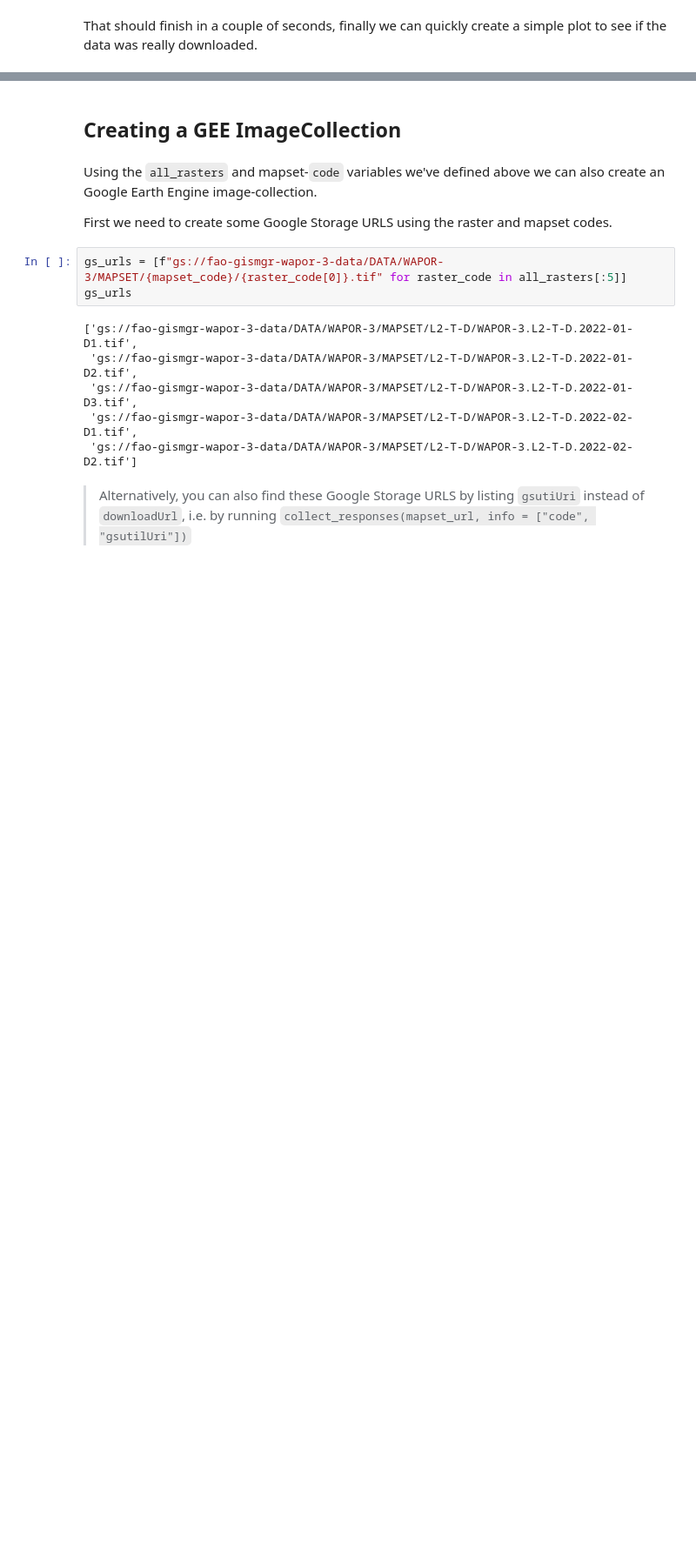
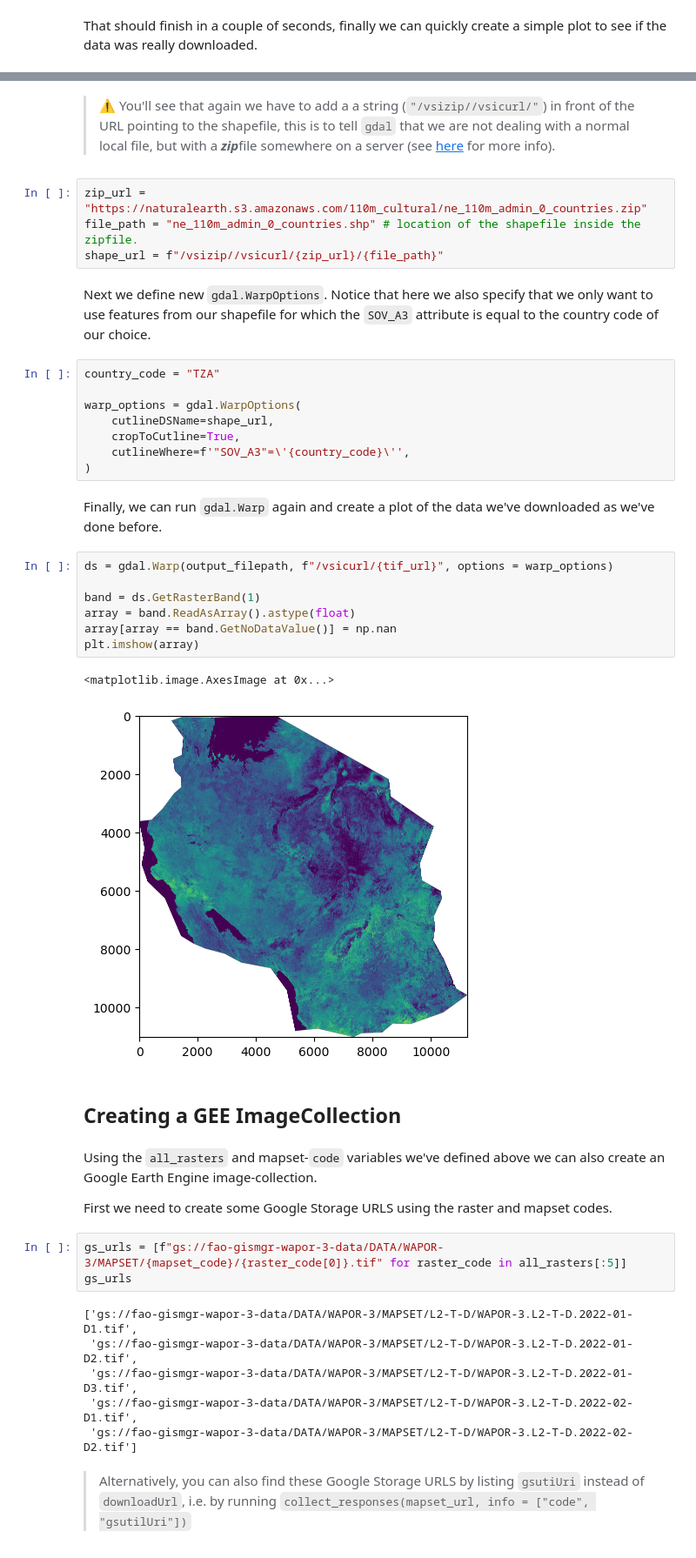
Before and after one commit to un-fao/FAO-Water-Applications, a Jupyter notebook: WaPOR/WaPORv3_API.ipynb, the cells around one changed output, grey strips where cells are left out. Shown at 87% size. Saved outputs shown, nothing was run; the diff lists cells and outputs as text; blank space fills up the shorter version.

Commit message:
added shapefile example

```diff
--- a/WaPOR/WaPORv3_API.ipynb
+++ b/WaPOR/WaPORv3_API.ipynb
@@ -121,3 +128,31 @@ plt.imshow(array)
+# %% [markdown]
+> ⚠️ You'll see that again we have to add a a string (`"/vsizip//vsicurl/"`) in front of the URL pointing to the shapefile, this is to tell `gdal` that we are not dealing with a normal local file, but with a ***zip***file somewhere on a server (see [here](https://gdal.org/user/virtual_file_systems.html#gdal-virtual-file-systems-compressed-network-hosted-etc-vsimem-vsizip-vsitar-vsicurl) for more info).
+# %%
+zip_url = "https://naturalearth.s3.amazonaws.com/110m_cultural/ne_110m_admin_0_countries.zip"
+file_path = "ne_110m_admin_0_countries.shp" # location of the shapefile inside the zipfile.
+shape_url = f"/vsizip//vsicurl/{zip_url}/{file_path}"
+# %% [markdown]
+Next we define new `gdal.WarpOptions`. Notice that here we also specify that we only want to use features from our shapefile for which the `SOV_A3` attribute is equal to the country code of our choice.
+# %%
+country_code = "TZA"
+
+warp_options = gdal.WarpOptions(
+    cutlineDSName=shape_url,
+    cropToCutline=True,
+    cutlineWhere=f'"SOV_A3"=\'{country_code}\'',
+)
+# %% [markdown]
+Finally, we can run `gdal.Warp` again and create a plot of the data we've downloaded as we've done before.
+# %%
+ds = gdal.Warp(output_filepath, f"/vsicurl/{tif_url}", options = warp_options)
+
+band = ds.GetRasterBand(1)
+array = band.ReadAsArray().astype(float)
+array[array == band.GetNoDataValue()] = np.nan
+plt.imshow(array)
+# %% [output]
+<matplotlib.image.AxesImage at 0x...>
+[figure, added]
 # %% [markdown]
 ## Creating a GEE ImageCollection
 # %% [markdown]
```
Also changed, not shown: parts of 12 cells of this notebook.
